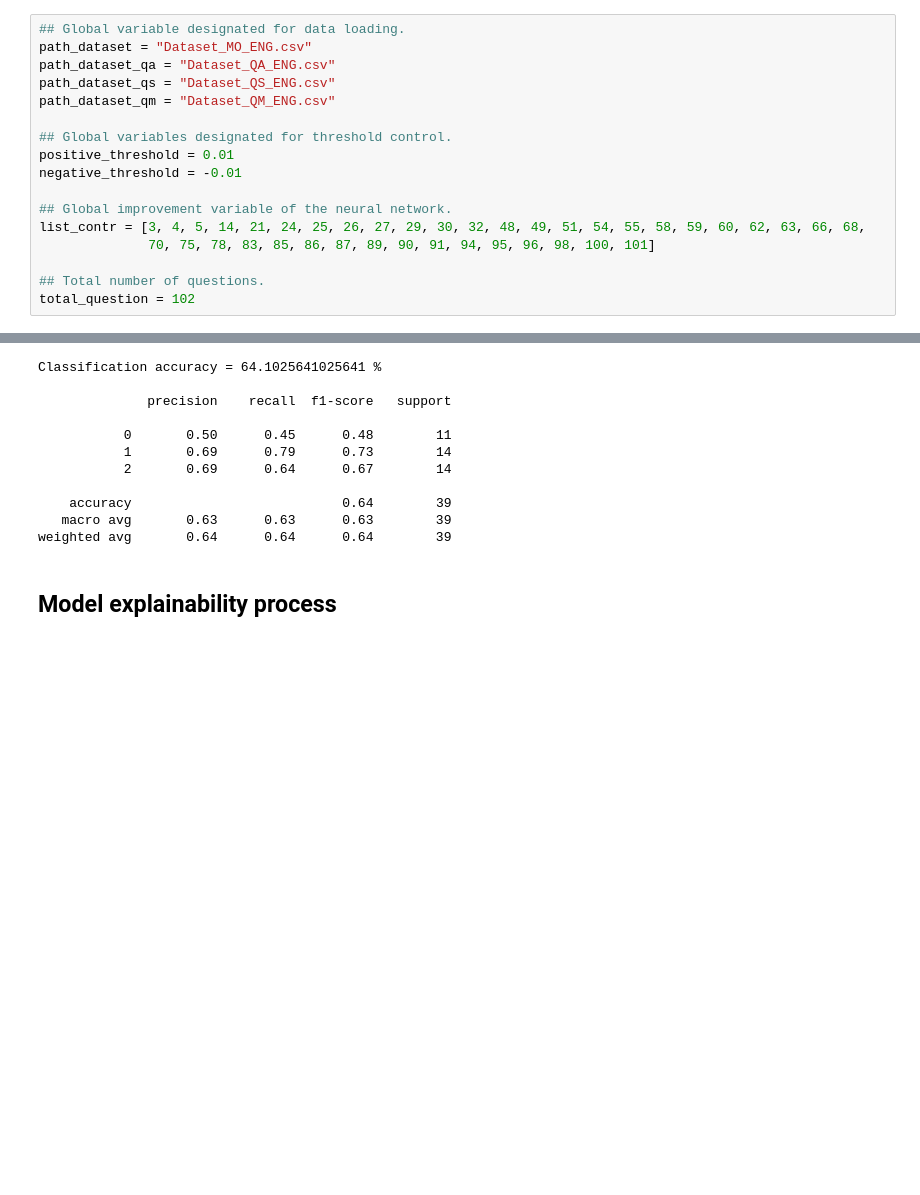
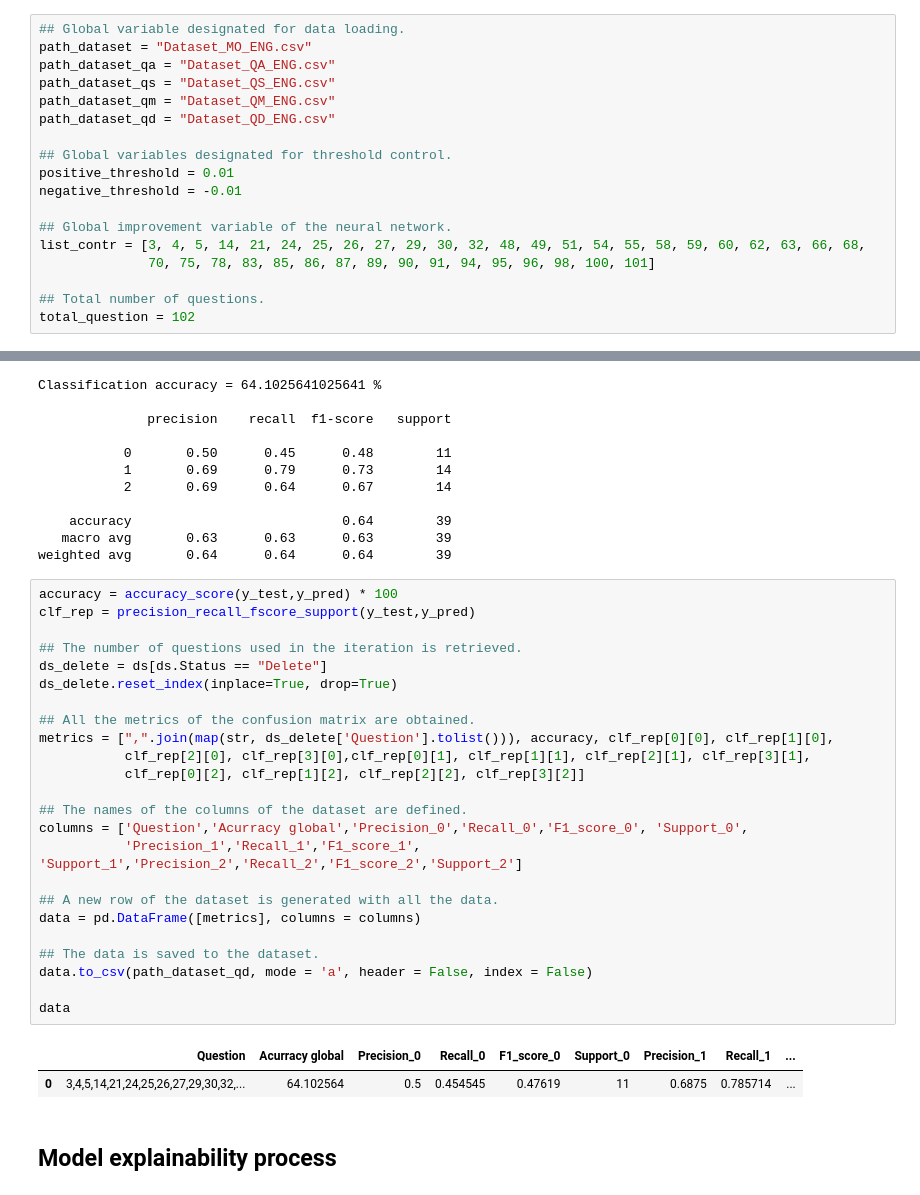
Before and after one commit to Manuel080800/IAE-Psicology, a Jupyter notebook: Red neuronal - Test/Explainers_ANN_Psychology_Classification.ipynb, the cells around one changed output, grey strips where cells are left out. Drawn from its saved outputs; the diff is of its cells as text; blank space fills up the shorter version.

```diff
--- a/Red neuronal - Test/Explainers_ANN_Psychology_Classification.ipynb
+++ b/Red neuronal - Test/Explainers_ANN_Psychology_Classification.ipynb
@@ -27,6 +27,7 @@ path_dataset = "Dataset_MO_ENG.csv"
 path_dataset_qa = "Dataset_QA_ENG.csv"
 path_dataset_qs = "Dataset_QS_ENG.csv"
 path_dataset_qm = "Dataset_QM_ENG.csv"
+path_dataset_qd = "Dataset_QD_ENG.csv"
 
 ## Global variables designated for threshold control.
 positive_threshold = 0.01
@@ -580,6 +581,33 @@ Classification accuracy = 64.1025641025641 %
     accuracy                           0.64        39
    macro avg       0.63      0.63      0.63        39
 weighted avg       0.64      0.64      0.64        39
+# %%
+accuracy = accuracy_score(y_test,y_pred) * 100
+clf_rep = precision_recall_fscore_support(y_test,y_pred)
+
+## The number of questions used in the iteration is retrieved.
+ds_delete = ds[ds.Status == "Delete"]
+ds_delete.reset_index(inplace=True, drop=True)
+
+## All the metrics of the confusion matrix are obtained.
+metrics = [",".join(map(str, ds_delete['Question'].tolist())), accuracy, clf_rep[0][0], clf_rep[1][0],
+           clf_rep[2][0], clf_rep[3][0],clf_rep[0][1], clf_rep[1][1], clf_rep[2][1], clf_rep[3][1],
+           clf_rep[0][2], clf_rep[1][2], clf_rep[2][2], clf_rep[3][2]]
+
+## The names of the columns of the dataset are defined.
+columns = ['Question','Acurracy global','Precision_0','Recall_0','F1_score_0', 'Support_0',
+           'Precision_1','Recall_1','F1_score_1', 'Support_1','Precision_2','Recall_2','F1_score_2','Support_2']
+
+## A new row of the dataset is generated with all the data.
+data = pd.DataFrame([metrics], columns = columns)
+
+## The data is saved to the dataset.
+data.to_csv(path_dataset_qd, mode = 'a', header = False, index = False)
+
+data
+# %% [output]
+|  | Question | Acurracy global | Precision_0 | Recall_0 | F1_score_0 | Support_0 | Precision_1 | Recall_1 | ... |
+| 0 | 3,4,5,14,21,24,25,26,27,29,30,32,... | 64.102564 | 0.5 | 0.454545 | 0.47619 | 11 | 0.6875 | 0.785714 | ... |
 # %% [markdown]
 ## Model explainability process
 # %% [markdown]
```
Also changed, not shown: parts of 5 cells of this notebook, 3 other files.
